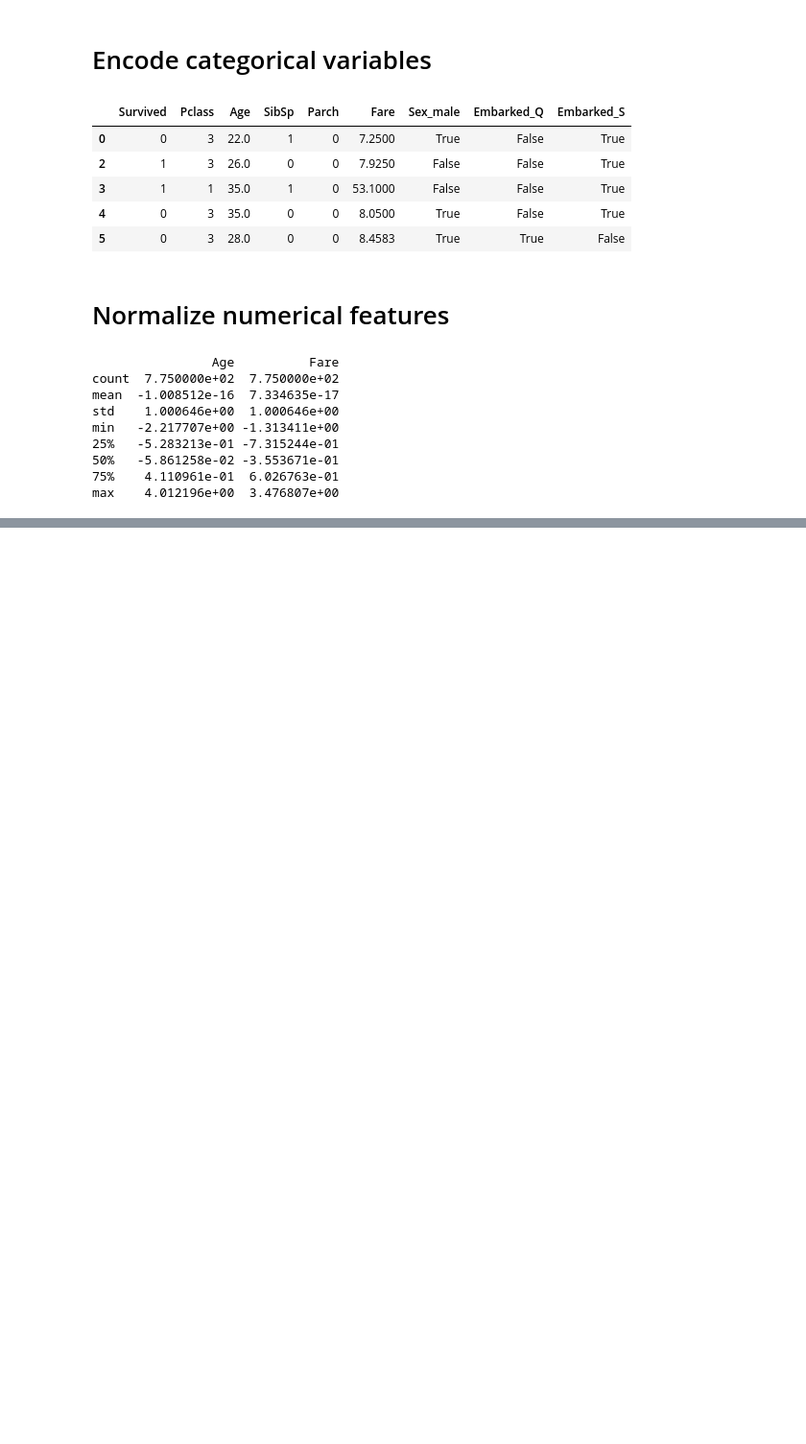
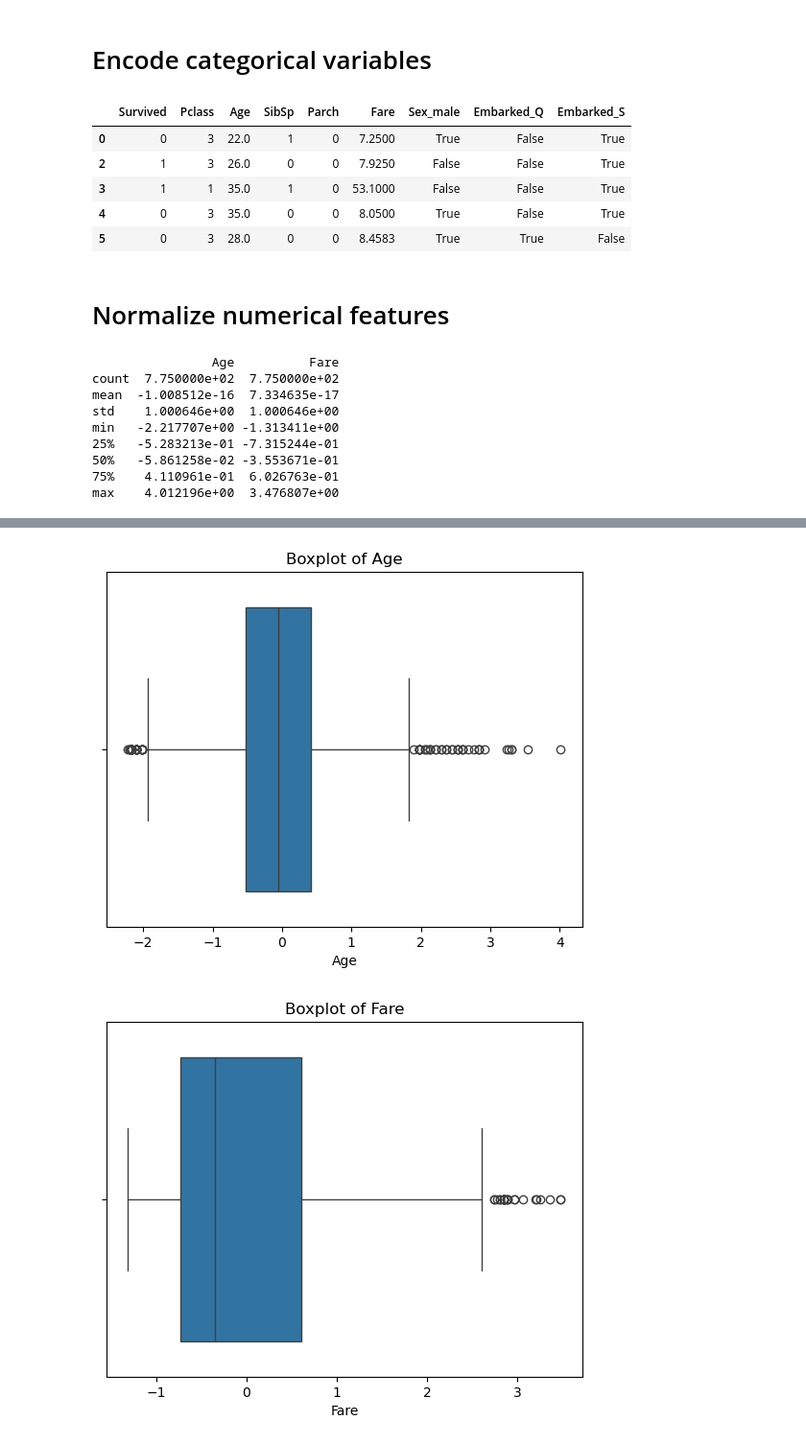
Before and after one commit to Chandu1613/Titanic_EDA, a Jupyter notebook: notebooks/titanic.ipynb, the cells around one changed output, grey strips where cells are left out. Shown: that part at 96% size. Drawn from its saved outputs; the diff is of its cells as text; code cells hidden in the pictures; blank space fills up the shorter version.

```diff
--- a/notebooks/titanic.ipynb
+++ b/notebooks/titanic.ipynb
@@ -160,0 +182,10 @@ max    4.012196e+00  3.476807e+00
+# %%
+for col in num_cols:
+    plt.figure()
+    sns.boxplot(x=col, data=df)
+    plt.title(f'Boxplot of {col}')
+    plt.savefig(f'..\\output\\boxplot_{col}.png')
+    plt.show()
+# %% [output]
+[figure, added]
+[figure, added]
```
Also changed, not shown: parts of 4 cells of this notebook, 7 other files.
